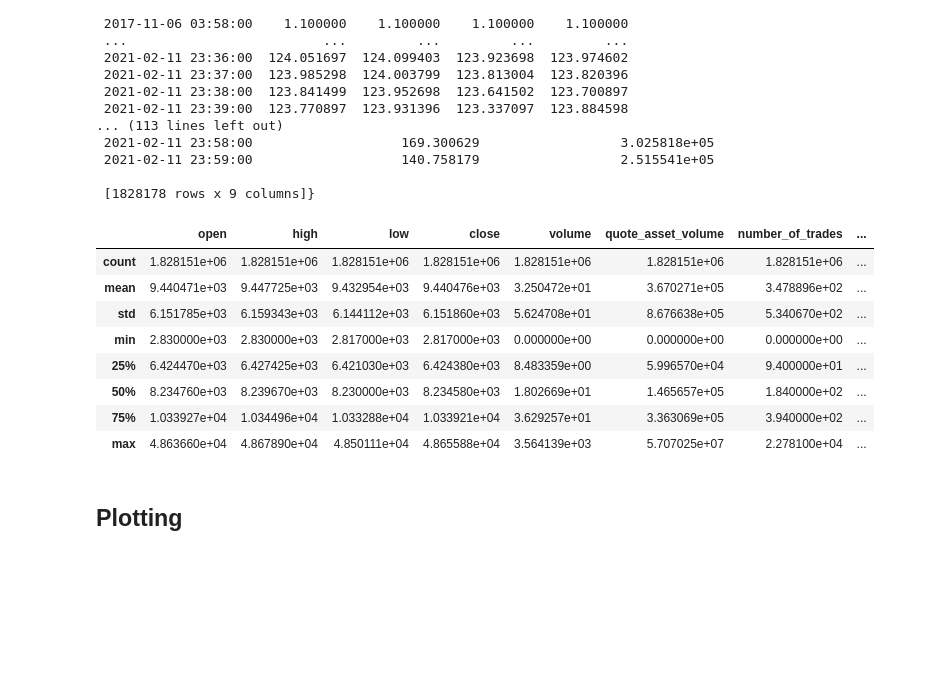
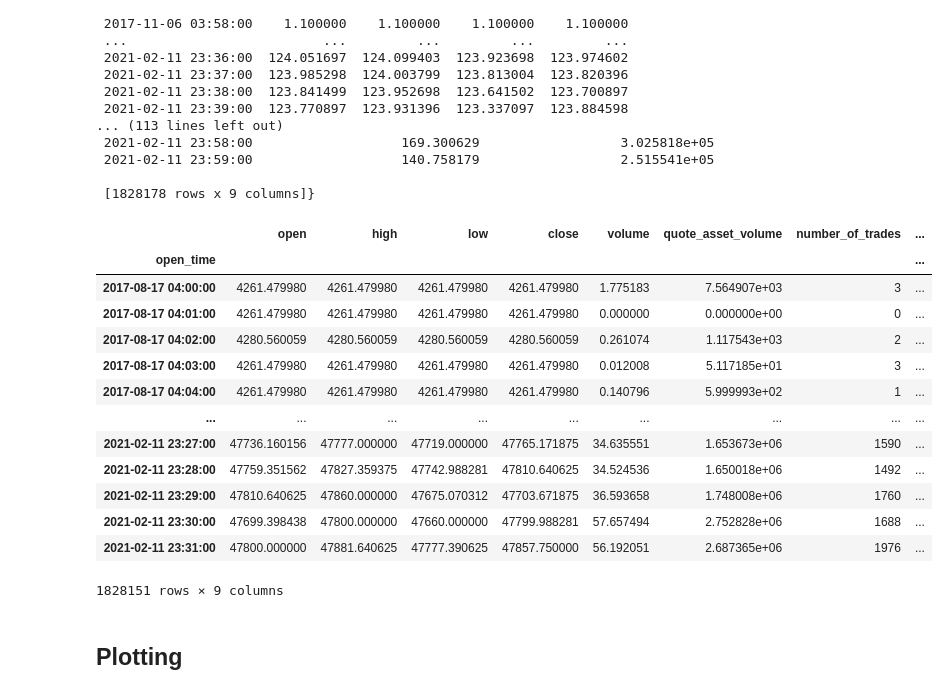
Before and after one commit to Jeffrey-shipping-it/Crypto-time-series, a Jupyter notebook: notebooks/modelling.ipynb, the cells around one changed output. Saved outputs shown, nothing was run; the diff lists cells and outputs as text; code cells hidden in the pictures; blank space fills up the shorter version.

```diff
--- a/notebooks/modelling.ipynb
+++ b/notebooks/modelling.ipynb
@@ -44,17 +44,22 @@ data_dict
 
  [1828178 rows x 9 columns]}
 # %%
-BTC.describe()
+BTC
 # %% [output]
 |  | open | high | low | close | volume | quote_asset_volume | number_of_trades | ... |
-| count | 1.828151e+06 | 1.828151e+06 | 1.828151e+06 | 1.828151e+06 | 1.828151e+06 | 1.828151e+06 | 1.828151e+06 | ... |
-| mean | 9.440471e+03 | 9.447725e+03 | 9.432954e+03 | 9.440476e+03 | 3.250472e+01 | 3.670271e+05 | 3.478896e+02 | ... |
-| std | 6.151785e+03 | 6.159343e+03 | 6.144112e+03 | 6.151860e+03 | 5.624708e+01 | 8.676638e+05 | 5.340670e+02 | ... |
-| min | 2.830000e+03 | 2.830000e+03 | 2.817000e+03 | 2.817000e+03 | 0.000000e+00 | 0.000000e+00 | 0.000000e+00 | ... |
-| 25% | 6.424470e+03 | 6.427425e+03 | 6.421030e+03 | 6.424380e+03 | 8.483359e+00 | 5.996570e+04 | 9.400000e+01 | ... |
-| 50% | 8.234760e+03 | 8.239670e+03 | 8.230000e+03 | 8.234580e+03 | 1.802669e+01 | 1.465657e+05 | 1.840000e+02 | ... |
-| 75% | 1.033927e+04 | 1.034496e+04 | 1.033288e+04 | 1.033921e+04 | 3.629257e+01 | 3.363069e+05 | 3.940000e+02 | ... |
-| max | 4.863660e+04 | 4.867890e+04 | 4.850111e+04 | 4.865588e+04 | 3.564139e+03 | 5.707025e+07 | 2.278100e+04 | ... |
+| open_time |  |  |  |  |  |  |  | ... |
+| 2017-08-17 04:00:00 | 4261.479980 | 4261.479980 | 4261.479980 | 4261.479980 | 1.775183 | 7.564907e+03 | 3 | ... |
+| 2017-08-17 04:01:00 | 4261.479980 | 4261.479980 | 4261.479980 | 4261.479980 | 0.000000 | 0.000000e+00 | 0 | ... |
+| 2017-08-17 04:02:00 | 4280.560059 | 4280.560059 | 4280.560059 | 4280.560059 | 0.261074 | 1.117543e+03 | 2 | ... |
+| 2017-08-17 04:03:00 | 4261.479980 | 4261.479980 | 4261.479980 | 4261.479980 | 0.012008 | 5.117185e+01 | 3 | ... |
+| 2017-08-17 04:04:00 | 4261.479980 | 4261.479980 | 4261.479980 | 4261.479980 | 0.140796 | 5.999993e+02 | 1 | ... |
+| ... | ... | ... | ... | ... | ... | ... | ... | ... |
+| 2021-02-11 23:27:00 | 47736.160156 | 47777.000000 | 47719.000000 | 47765.171875 | 34.635551 | 1.653673e+06 | 1590 | ... |
+| 2021-02-11 23:28:00 | 47759.351562 | 47827.359375 | 47742.988281 | 47810.640625 | 34.524536 | 1.650018e+06 | 1492 | ... |
+| 2021-02-11 23:29:00 | 47810.640625 | 47860.000000 | 47675.070312 | 47703.671875 | 36.593658 | 1.748008e+06 | 1760 | ... |
+| 2021-02-11 23:30:00 | 47699.398438 | 47800.000000 | 47660.000000 | 47799.988281 | 57.657494 | 2.752828e+06 | 1688 | ... |
+| 2021-02-11 23:31:00 | 47800.000000 | 47881.640625 | 47777.390625 | 47857.750000 | 56.192051 | 2.687365e+06 | 1976 | ... |
+1828151 rows × 9 columns
 # %% [markdown]
 ## Plotting
 # %%
```
Also changed, not shown: parts of 33 cells of this notebook.
